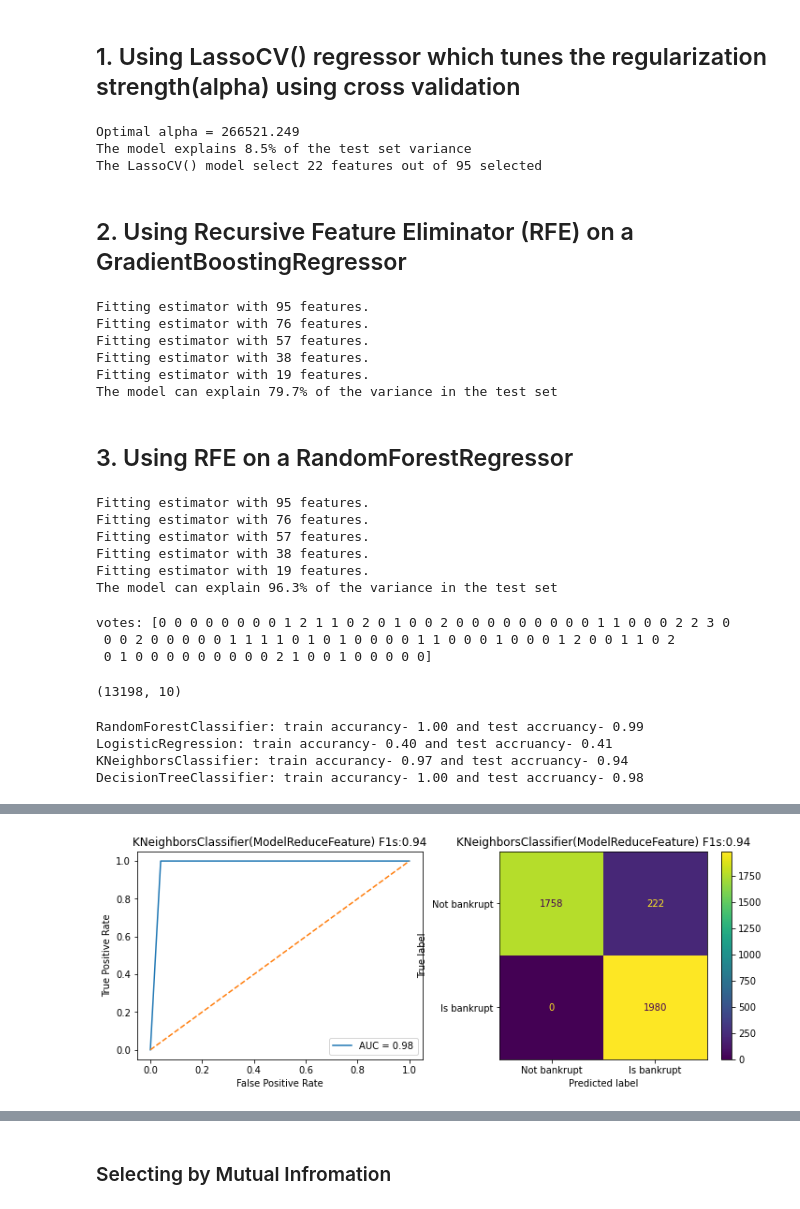
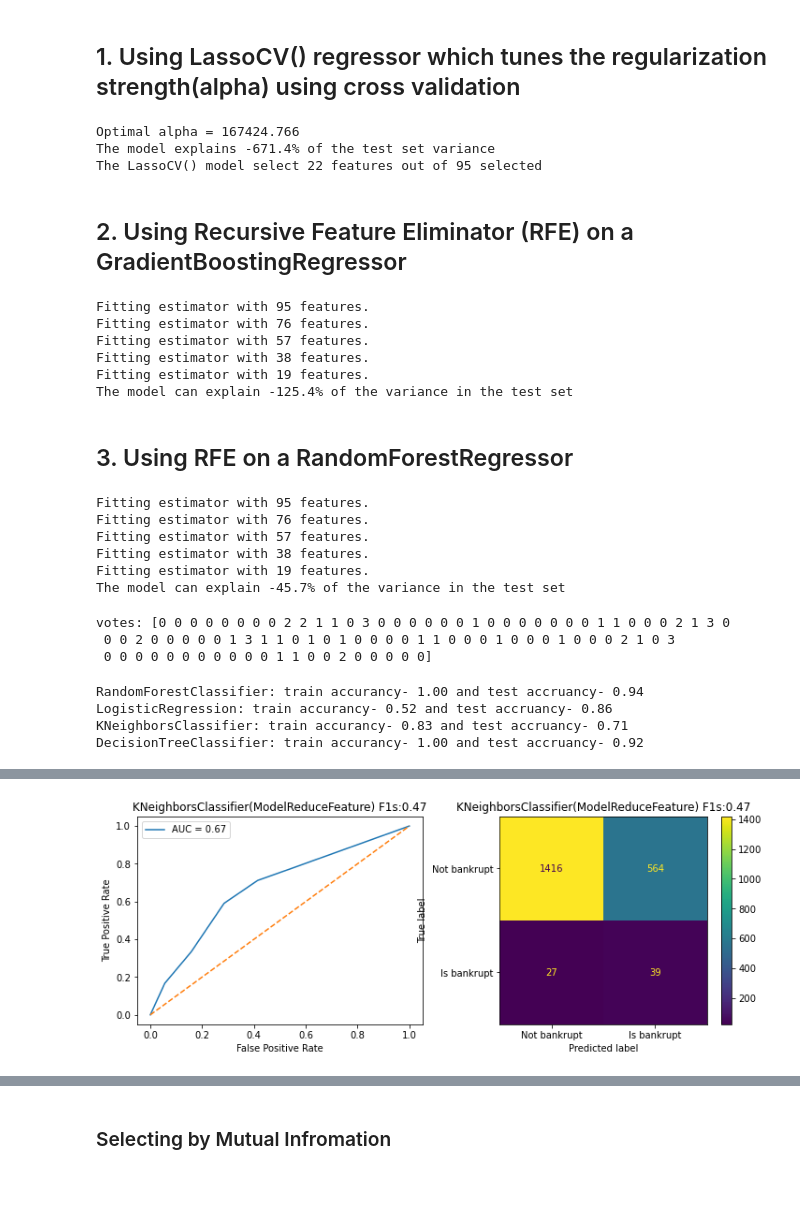
Before and after one commit to gg41825/ml-group-project, a Jupyter notebook: Bankruptcy_Jan20_combined.ipynb, the cells around one changed output, grey strips where cells are left out. Saved outputs shown, nothing was run; the diff lists cells and outputs as text; code cells hidden in the pictures.

```diff
--- a/Bankruptcy_Jan20_combined.ipynb
+++ b/Bankruptcy_Jan20_combined.ipynb
@@ -413,7 +456,7 @@ X_train, X_test, y_train, y_test = train_test_split(
 # 1. LassoCV
 # create and fit the LassoCV model on the training set
 lcv = LassoCV()
-lcv.fit(X_train, y_train)
+lcv.fit(X_resample, y_resample)
 optimal_alpha = float("{:.3f}".format(lcv.alpha_))
 print(f"Optimal alpha = {optimal_alpha}")
 
@@ -425,8 +468,8 @@ print(f"The model explains {r_squared:.1%} of the test set variance")
 lcv_mask = lcv.coef_ != 0
 print(f"The LassoCV() model select {sum(lcv_mask)} features out of {len(lcv_mask)} selected")
 # %% [output]
-Optimal alpha = 266521.249
-The model explains 8.5% of the test set variance
+Optimal alpha = 167424.766
+The model explains -671.4% of the test set variance
 The LassoCV() model select 22 features out of 95 selected
 # %% [markdown]
 ## 2. Using Recursive Feature Eliminator (RFE) on a GradientBoostingRegressor
@@ -436,7 +479,7 @@ The LassoCV() model select 22 features out of 95 selected
 rfe_gb = RFE(
     estimator=GradientBoostingRegressor(), n_features_to_select=10, step=19, verbose=1
 )
-rfe_gb.fit(X_train, y_train)
+rfe_gb.fit(X_resample, y_resample)
 
 # calculate the R squared on the test set
 r_squared = rfe_gb.score(X_test, y_test)
@@ -450,7 +493,7 @@ Fitting estimator with 76 features.
 Fitting estimator with 57 features.
 Fitting estimator with 38 features.
 Fitting estimator with 19 features.
-The model can explain 79.7% of the variance in the test set
+The model can explain -125.4% of the variance in the test set
 # %% [markdown]
 ## 3. Using RFE on a RandomForestRegressor
 # %%
@@ -459,7 +502,7 @@ The model can explain 79.7% of the variance in the test set
 rfe_rf = RFE(
     estimator=RandomForestRegressor(), n_features_to_select=10, step=19, verbose=1
 )
-rfe_rf.fit(X_train, y_train)
+rfe_rf.fit(X_resample, y_resample)
 
 # calculate the R squared on the test set
 r_squared = rfe_rf.score(X_test, y_test)
@@ -473,7 +516,7 @@ Fitting estimator with 76 features.
 Fitting estimator with 57 features.
 Fitting estimator with 38 features.
 Fitting estimator with 19 features.
-The model can explain 96.3% of the variance in the test set
+The model can explain -45.7% of the variance in the test set
 # %%
 # sum the votes of the three models
 votes = np.sum([lcv_mask, gb_mask, rf_mask], axis=0)
@@ -483,17 +526,17 @@ print("votes:", votes) # 0: not helpful, 1: only helpful for 1 model ... 3: help
 meta_mask = votes >= 2
 
 # apply the dimensionality reduction on X
-data_modelReduceFeature = X_resample.loc[:, meta_mask]
-data_modelReduceFeature.shape
+train_modelReduceFeature = X_resample.loc[:, meta_mask]
+train_modelReduceFeature.shape
+test_modelReduceFeature = X_test.loc[:, meta_mask]
 # %% [output]
-votes: [0 0 0 0 0 0 0 0 1 2 1 1 0 2 0 1 0 0 2 0 0 0 0 0 0 0 0 0 1 1 0 0 0 2 2 3 0
- 0 0 2 0 0 0 0 0 1 1 1 1 0 1 0 1 0 0 0 0 1 1 0 0 0 1 0 0 0 1 2 0 0 1 1 0 2
- 0 1 0 0 0 0 0 0 0 0 0 2 1 0 0 1 0 0 0 0 0]
+votes: [0 0 0 0 0 0 0 0 2 2 1 1 0 3 0 0 0 0 0 0 1 0 0 0 0 0 0 0 1 1 0 0 0 2 1 3 0
+ 0 0 2 0 0 0 0 0 1 3 1 1 0 1 0 1 0 0 0 0 1 1 0 0 0 1 0 0 0 1 0 0 0 2 1 0 3
+ 0 0 0 0 0 0 0 0 0 0 0 1 1 0 0 2 0 0 0 0 0]
-(13198, 10)
 # %%
-testModels(data_modelReduceFeature, y_resample, C_MODELREDUCEFEATURE, True)
+testModels(train_modelReduceFeature, y_resample, test_modelReduceFeature, y_test, C_MODELREDUCEFEATURE, True)
 # %% [output]
-RandomForestClassifier: train accurancy- 1.00 and test accruancy- 0.99
-LogisticRegression: train accurancy- 0.40 and test accruancy- 0.41
-KNeighborsClassifier: train accurancy- 0.97 and test accruancy- 0.94
-DecisionTreeClassifier: train accurancy- 1.00 and test accruancy- 0.98
+RandomForestClassifier: train accurancy- 1.00 and test accruancy- 0.94
+LogisticRegression: train accurancy- 0.52 and test accruancy- 0.86
+KNeighborsClassifier: train accurancy- 0.83 and test accruancy- 0.71
+DecisionTreeClassifier: train accurancy- 1.00 and test accruancy- 0.92
@@ -502 +545 @@ DecisionTreeClassifier: train accurancy- 1.00 and test accruancy- 0.98
-[figure, old version]
+[figure, new version]
```
Also changed, not shown: parts of 33 cells of this notebook.
